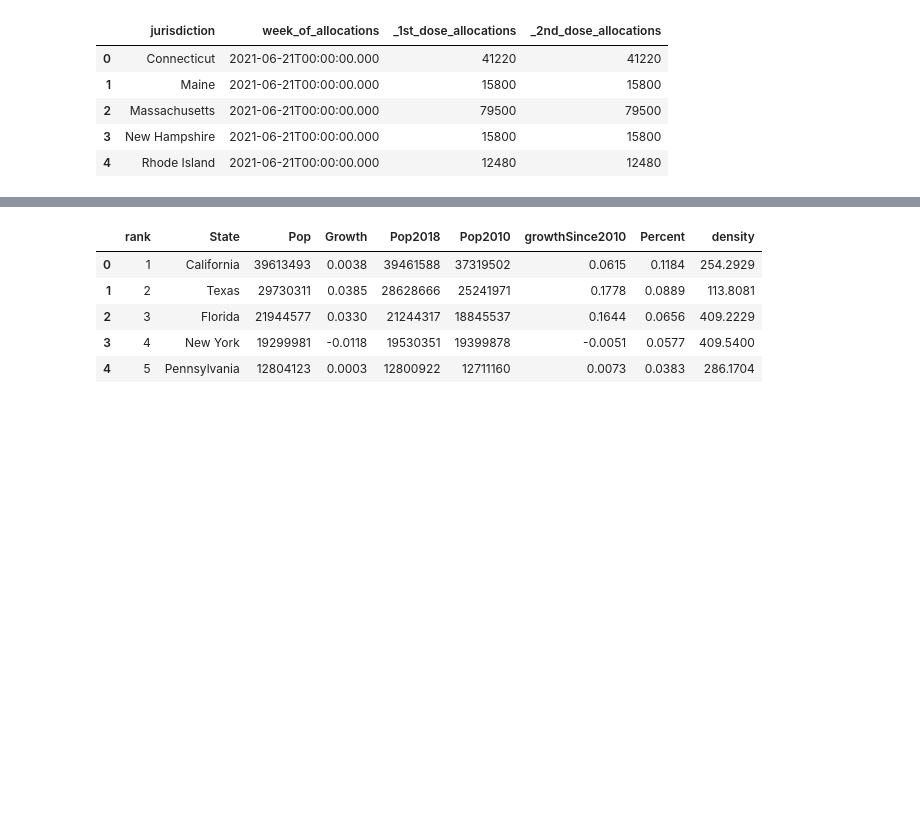
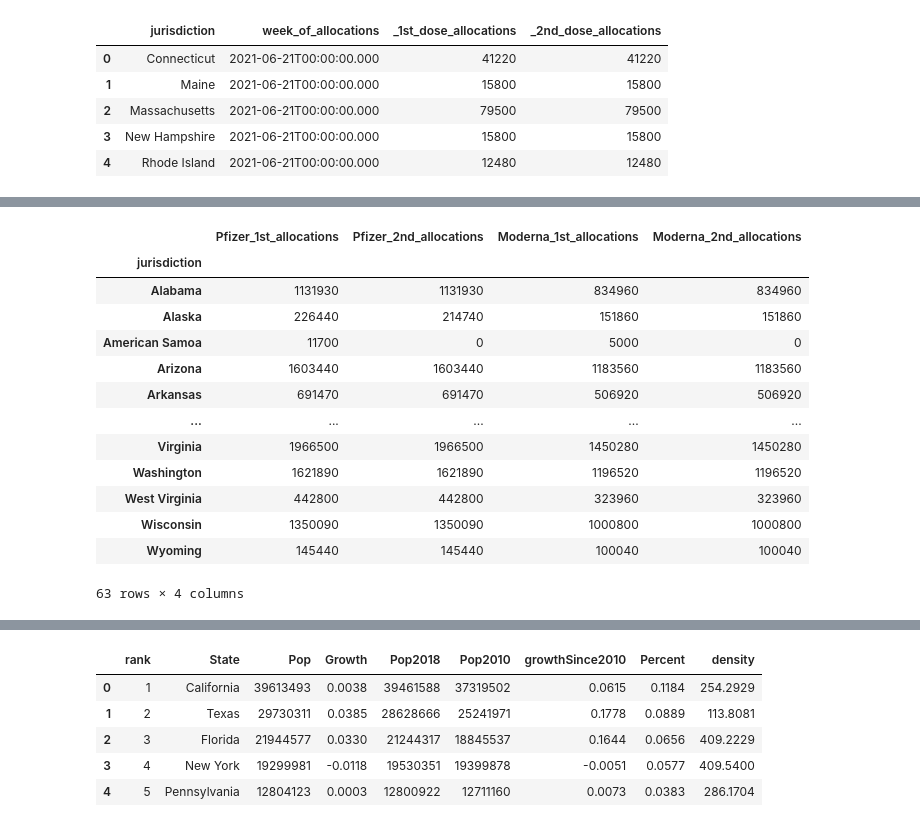
Before and after one commit to l1987deterding/ETL-Covid-Data, a Jupyter notebook: lydia_data.ipynb, the cells around one changed output, grey strips where cells are left out. Cells and saved outputs as stored; diff of their text form; code cells hidden in the pictures; blank space fills up the shorter version.

```diff
--- a/lydia_data.ipynb
+++ b/lydia_data.ipynb
@@ -25,0 +51,3 @@ moderna_df.head()
+# %%
+moderna_df=moderna_df.groupby(["jurisdiction"]).sum()
+moderna_df
@@ -36,0 +95,3 @@ pfizer_df.head()
+# %%
+pfizer_df=pfizer_df.groupby(["jurisdiction"]).sum()
+pfizer_df
@@ -36,0 +113,18 @@ pfizer_df.head()
+# %%
+vaccine_df=pfizer_df.merge(moderna_df, how="outer", on="jurisdiction")
+vaccine_df
+# %% [output]
+|  | Pfizer_1st_allocations | Pfizer_2nd_allocations | Moderna_1st_allocations | Moderna_2nd_allocations |
+| jurisdiction |  |  |  |  |
+| Alabama | 1131930 | 1131930 | 834960 | 834960 |
+| Alaska | 226440 | 214740 | 151860 | 151860 |
+| American Samoa | 11700 | 0 | 5000 | 0 |
+| Arizona | 1603440 | 1603440 | 1183560 | 1183560 |
+| Arkansas | 691470 | 691470 | 506920 | 506920 |
+| ... | ... | ... | ... | ... |
+| Virginia | 1966500 | 1966500 | 1450280 | 1450280 |
+| Washington | 1621890 | 1621890 | 1196520 | 1196520 |
+| West Virginia | 442800 | 442800 | 323960 | 323960 |
+| Wisconsin | 1350090 | 1350090 | 1000800 | 1000800 |
+| Wyoming | 145440 | 145440 | 100040 | 100040 |
+63 rows × 4 columns
```
Also changed, not shown: parts of 16 cells of this notebook.
